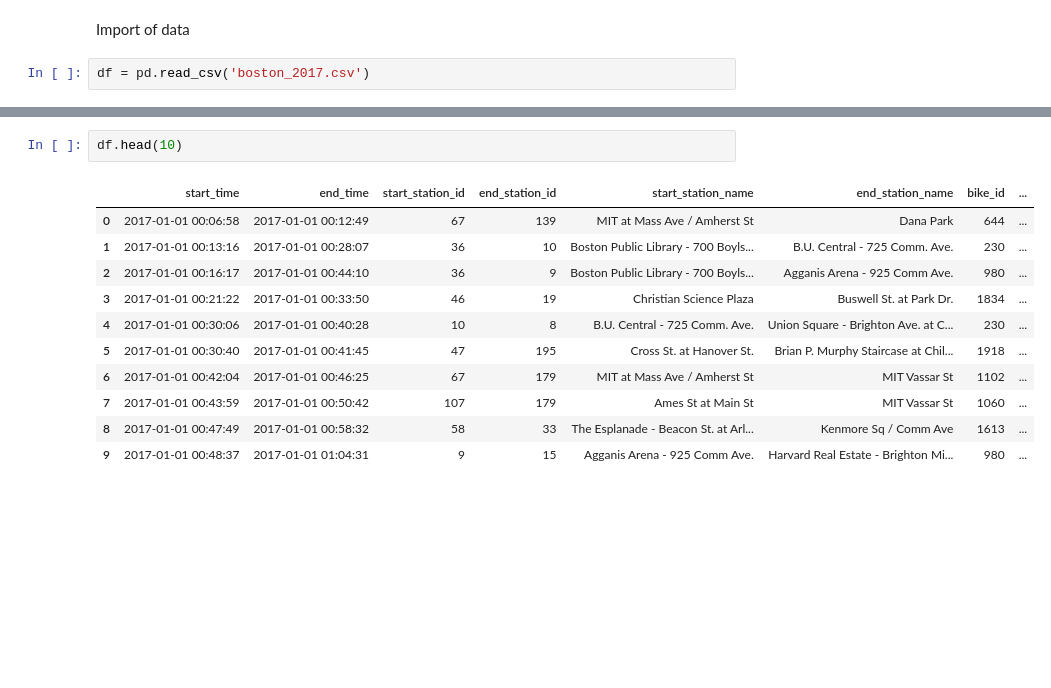
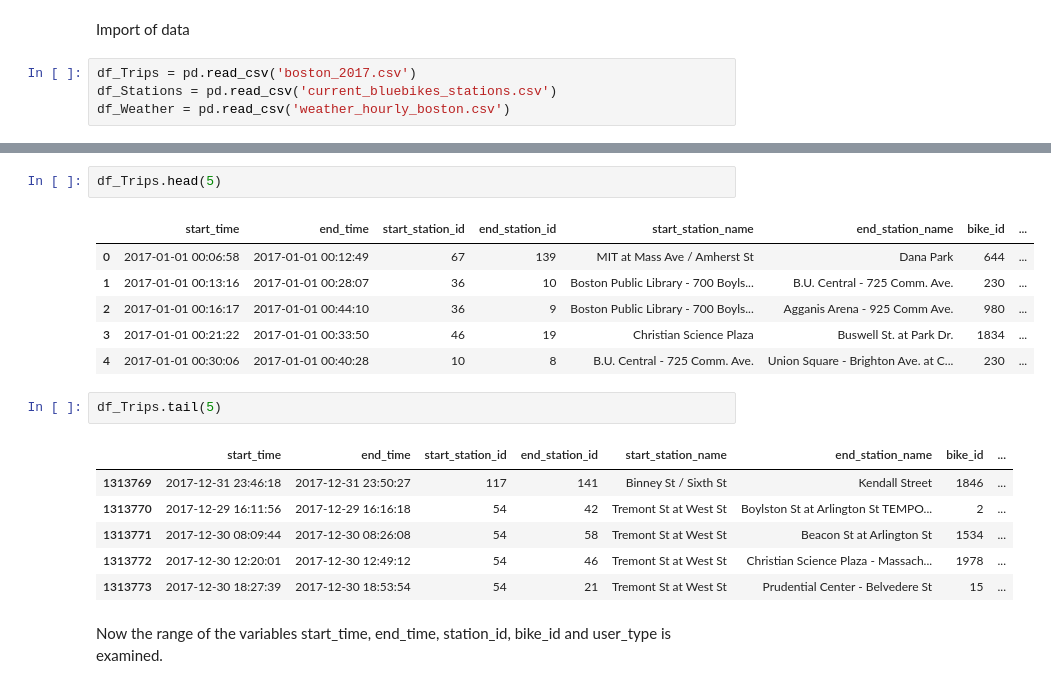
Before and after one commit to NinoVo931/AA_Project, a Jupyter notebook: 0.1_Code.ipynb, the cells around one changed output, grey strips where cells are left out. Drawn from its saved outputs; the diff is of its cells as text; blank space fills up the shorter version.

```diff
--- a/0.1_Code.ipynb
+++ b/0.1_Code.ipynb
@@ -8,4 +10,6 @@ import numpy as np
 # %% [markdown]
 Import of data
 # %%
-df = pd.read_csv('boston_2017.csv')
+df_Trips = pd.read_csv('boston_2017.csv')
+df_Stations = pd.read_csv('current_bluebikes_stations.csv')
+df_Weather = pd.read_csv('weather_hourly_boston.csv')
@@ -18,16 +48,22 @@ Index(['start_time', 'end_time', 'start_station_id', 'end_station_id',
        'start_station_name', 'end_station_name', 'bike_id', 'user_type'],
       dtype='object')
 # %%
-df.head(10)
+df_Trips.head(5)
 # %% [output]
 |  | start_time | end_time | start_station_id | end_station_id | start_station_name | end_station_name | bike_id | ... |
 | 0 | 2017-01-01 00:06:58 | 2017-01-01 00:12:49 | 67 | 139 | MIT at Mass Ave / Amherst St | Dana Park | 644 | ... |
 | 1 | 2017-01-01 00:13:16 | 2017-01-01 00:28:07 | 36 | 10 | Boston Public Library - 700 Boyls... | B.U. Central - 725 Comm. Ave. | 230 | ... |
 | 2 | 2017-01-01 00:16:17 | 2017-01-01 00:44:10 | 36 | 9 | Boston Public Library - 700 Boyls... | Agganis Arena - 925 Comm Ave. | 980 | ... |
 | 3 | 2017-01-01 00:21:22 | 2017-01-01 00:33:50 | 46 | 19 | Christian Science Plaza | Buswell St. at Park Dr. | 1834 | ... |
 | 4 | 2017-01-01 00:30:06 | 2017-01-01 00:40:28 | 10 | 8 | B.U. Central - 725 Comm. Ave. | Union Square - Brighton Ave. at C... | 230 | ... |
-| 5 | 2017-01-01 00:30:40 | 2017-01-01 00:41:45 | 47 | 195 | Cross St. at Hanover St. | Brian P. Murphy Staircase at Chil... | 1918 | ... |
-| 6 | 2017-01-01 00:42:04 | 2017-01-01 00:46:25 | 67 | 179 | MIT at Mass Ave / Amherst St | MIT Vassar St | 1102 | ... |
-| 7 | 2017-01-01 00:43:59 | 2017-01-01 00:50:42 | 107 | 179 | Ames St at Main St | MIT Vassar St | 1060 | ... |
-| 8 | 2017-01-01 00:47:49 | 2017-01-01 00:58:32 | 58 | 33 | The Esplanade - Beacon St. at Arl... | Kenmore Sq / Comm Ave | 1613 | ... |
-| 9 | 2017-01-01 00:48:37 | 2017-01-01 01:04:31 | 9 | 15 | Agganis Arena - 925 Comm Ave. | Harvard Real Estate - Brighton Mi... | 980 | ... |
+# %%
+df_Trips.tail(5)
+# %% [output]
+|  | start_time | end_time | start_station_id | end_station_id | start_station_name | end_station_name | bike_id | ... |
+| 1313769 | 2017-12-31 23:46:18 | 2017-12-31 23:50:27 | 117 | 141 | Binney St / Sixth St | Kendall Street | 1846 | ... |
+| 1313770 | 2017-12-29 16:11:56 | 2017-12-29 16:16:18 | 54 | 42 | Tremont St at West St | Boylston St at Arlington St TEMPO... | 2 | ... |
+| 1313771 | 2017-12-30 08:09:44 | 2017-12-30 08:26:08 | 54 | 58 | Tremont St at West St | Beacon St at Arlington St | 1534 | ... |
+| 1313772 | 2017-12-30 12:20:01 | 2017-12-30 12:49:12 | 54 | 46 | Tremont St at West St | Christian Science Plaza - Massach... | 1978 | ... |
+| 1313773 | 2017-12-30 18:27:39 | 2017-12-30 18:53:54 | 54 | 21 | Tremont St at West St | Prudential Center - Belvedere St | 15 | ... |
+# %% [markdown]
+Now the range of the variables start_time, end_time, station_id, bike_id and user_type is examined.
```
Also changed, not shown: parts of 42 cells of this notebook, 1 other file.
